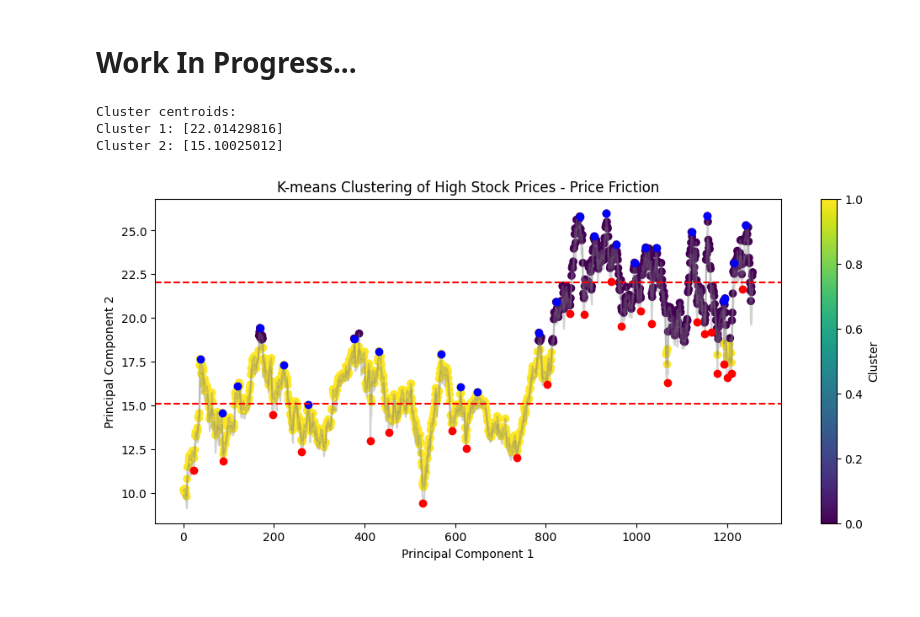
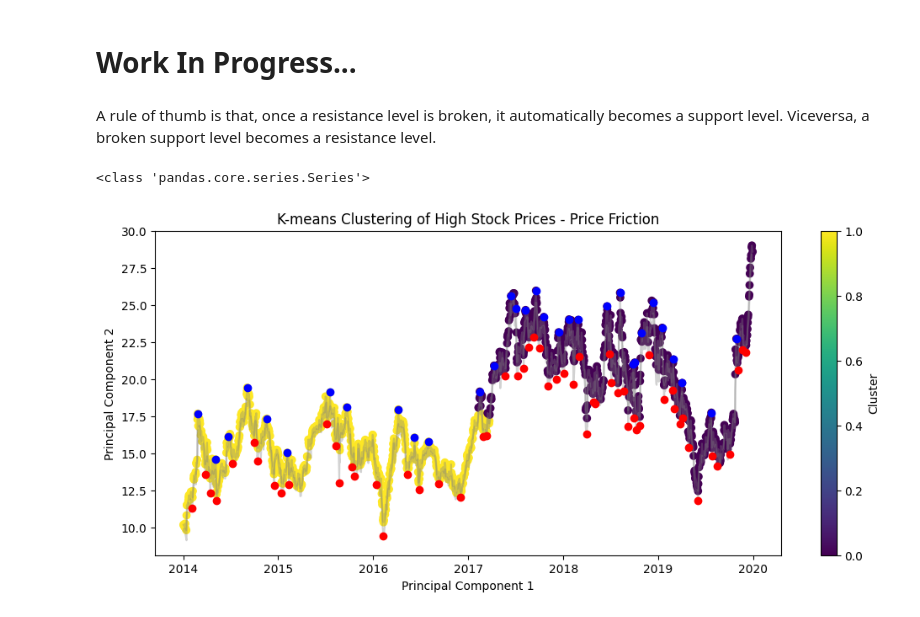
Before and after one commit to chanduvkp/CristalBall, a Jupyter notebook: Stock_Analysis_Basics.ipynb, the cells around one changed output. Drawn from its saved outputs; the diff is of its cells as text; code cells hidden in the pictures.

```diff
--- a/Stock_Analysis_Basics.ipynb
+++ b/Stock_Analysis_Basics.ipynb
@@ -233,9 +204,13 @@ simplified_low_indices = [x for x in b if x in simplified_low_indices]
 # %%
 plt.figure(figsize=(12, 5))
+t = df.index
 plt.plot(t, data_low, color='grey')
 plt.plot(t, data_high, color='grey')
 plt.plot(t[simplified_high_indices], data_high[simplified_high_indices], "o", label="max", color='b')
 plt.plot(t[simplified_low_indices], data_low[simplified_low_indices], "o", label="min", color='r')
+#plt.plot(t[simplified_close_indices], data_low[simplified_close_indices], "o", label="min", color='y')
 
 plt.show()
+
+df.iloc[simplified_high_indices]
 # %% [output]
@@ -245,3 +238,20 @@ plt.show()
 - We want to find the major and minor stock price resistances
 - We want to find the major and minor stock price support
 - Note that the market makes a shift so a new set of support and resistance should also be found.
+# %%
+two_column_df = data_high.copy().reset_index()
+print(two_column_df)
+#two_column_df.columns = ['Index', 'High']
+two_column_df['datetime'] = two_column_df['datetime'].astype(int) // 10**9
+two_column_df['datetime'] = two_column_df['datetime'] - min(two_column_df['datetime']) / 86400
+#two_column_df = two_column_df.reset_index(drop=True)
+#two_column_df = two_column_df.drop(columns=['Index'])
+#stock_prices_standardized = two_column_df.values.reshape(-1, 1)
+#stock_prices_standardized
+# Select columns for K-Means
+X = two_column_df[['datetime', 'High']]
+
+# Standardize the features
+scaler = StandardScaler()
+stock_prices_standardized = scaler.fit_transform(X)
+stock_prices_standardized
@@ -248,11 +280,12 @@ plt.show()
 # %%
 # Standardize the data
 print(data_high)
+
 #stock_prices_standardized = (data_high - data_high.mean(axis=0)) / data_high.std(axis=0)
 #stock_prices_standardized = data_high
 
 # Transpose the array so that each row represents a single sample (company)
-stock_prices_standardized = data_high.values.reshape(-1, 1)
+#stock_prices_standardized = two_column_df.values.reshape(-1, 1)
 # Determine the optimal number of clusters using the elbow method
 wcss = []
 max_clusters = 10  # Maximum number of clusters to try
@@ -291,44 +324,53 @@ See the caveats in the documentation: https://pandas.pydata.org/pandas-docs/stab
 # %% [markdown]
 # Work In Progress...
+# %% [markdown]
+A rule of thumb is that, once a resistance level is broken, it automatically becomes a support level. Viceversa, a broken support level becomes a resistance level.
 # %%
 # Choose the optimal number of clusters based on the elbow method (e.g., visually inspect the plot)
 optimal_num_clusters = 2  # Hard coded for now, but looking for best way to programmatically determine
 
 # Perform K-means clustering with the optimal number of clusters
 kmeans = KMeans(n_clusters=optimal_num_clusters, init='k-means++', random_state=42)
 kmeans.fit(stock_prices_standardized)
 
 # Get cluster labels for each data point
 cluster_labels = kmeans.labels_
 
 plt.figure(figsize=(12, 5))
 plt.plot(t, df['Low'], alpha=0.35, color='grey')
 plt.plot(t, df['High'], alpha=0.35, color='grey')
 plt.plot(t[simplified_high_indices], data_high[simplified_high_indices], "o", label="max", color='b')
 plt.plot(t[simplified_low_indices], data_low[simplified_low_indices], "o", label="min", color='r')
 
 
 
 # Visualize the clusters (for demonstration purposes, plot only the first two principal components)
-plt.scatter(range(0, len(stock_prices_standardized)), stock_prices_standardized[:, 0], c=cluster_labels, cmap='viridis')
+#plt.scatter(range(0, len(stock_prices_standardized)), stock_prices_standardized[:, 0], c=cluster_labels, cmap='viridis')
+X_original = scaler.inverse_transform(stock_prices_standardized)
+
+#plt.scatter(X_original[:, 0], X_original[:, 1], c=cluster_labels, cmap='viridis')
+l = len(data_high)
+print(type(data_high))
+data_high = data_high[data_high.index != 'Cluster']
+#plt.scatter(x=range(0, len(data_high[0:l-1])), y=data_high[0:l-1], c=cluster_labels, cmap='viridis')
+plt.scatter(x=data_high.index, y=data_high.values, c=cluster_labels, cmap='viridis')
+
 plt.xlabel('Principal Component 1')
 plt.ylabel('Principal Component 2')
 plt.title('K-means Clustering of High Stock Prices - Price Friction')
 plt.colorbar(label='Cluster')
 
 
 
 # Get cluster centroids
 centroids = kmeans.cluster_centers_
 
 # Print centroids
-print("Cluster centroids:")
-for i, centroid in enumerate(centroids):
-    print(f"Cluster {i+1}: {centroid}")
-    plt.axhline(y=centroid, color='r', linestyle='--')
+#print("Cluster centroids:")
+#for i, centroid in enumerate(centroids):
+#    print(f"Cluster {i+1}: {centroid}")
+    #plt.axhline(y=centroid[2], color='r', linestyle='--')
 plt.show()
 # %% [output]
-Cluster centroids:
-Cluster 1: [22.01429816]
-Cluster 2: [15.10025012]
+<class 'pandas.core.series.Series'>
-[figure, old version]
+[figure, new version]
```
Also changed, not shown: parts of 32 cells of this notebook.
